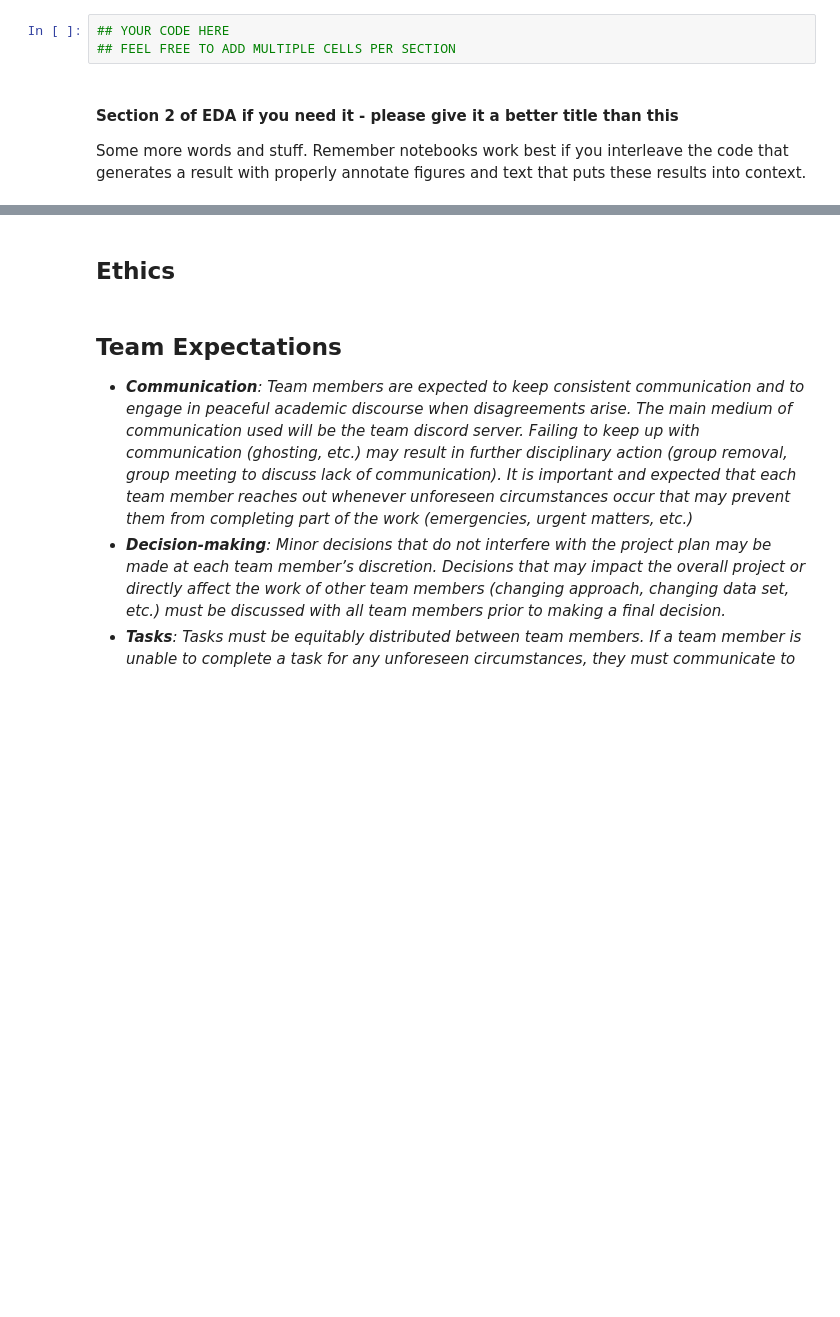
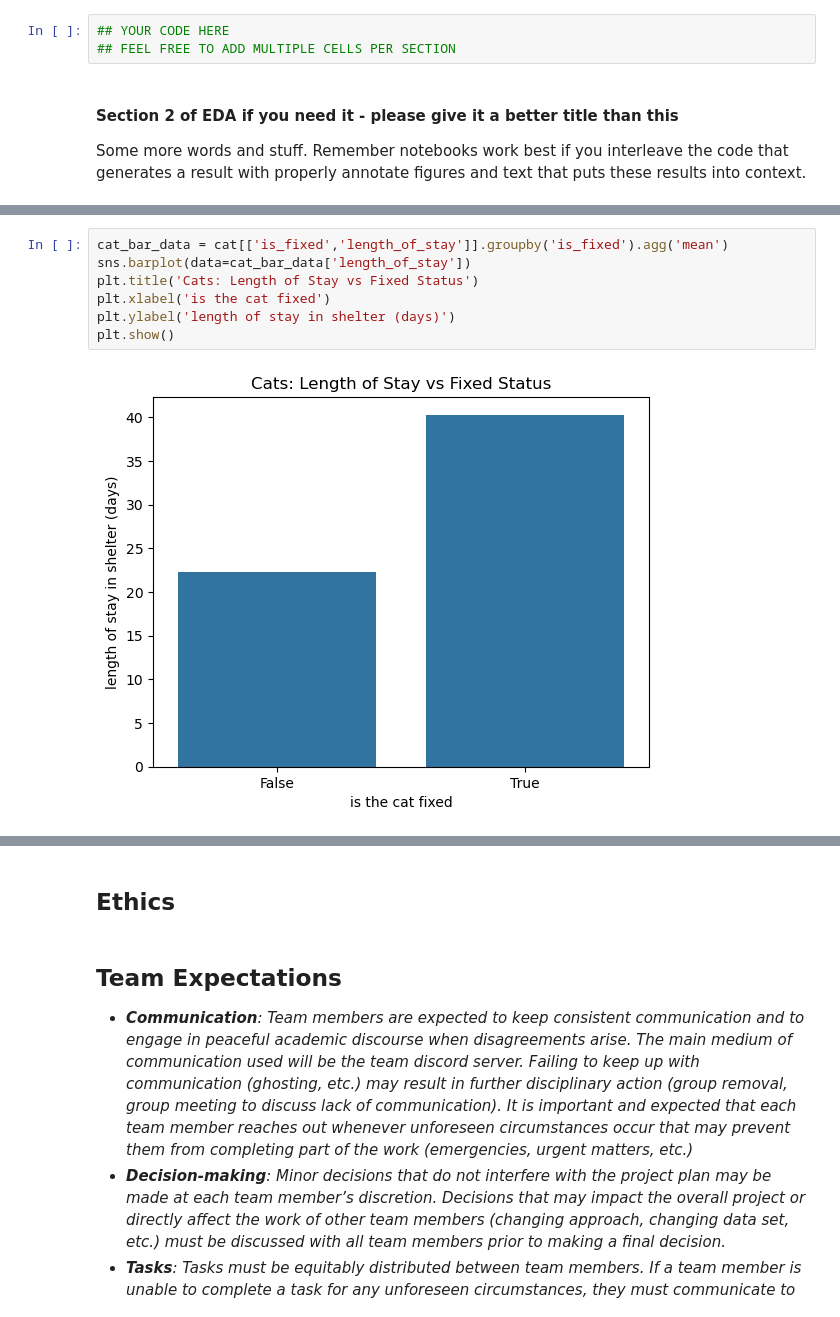
Before and after one commit to COGS108/Group072_WI26, a Jupyter notebook: 02-EDACheckpoint.ipynb, the cells around one changed output, grey strips where cells are left out. Saved outputs shown, nothing was run; the diff lists cells and outputs as text; blank space fills up the shorter version.

```diff
--- a/02-EDACheckpoint.ipynb
+++ b/02-EDACheckpoint.ipynb
@@ -168,0 +228,9 @@ Some more words and stuff.  Remember notebooks work best if you interleave the c
+# %%
+cat_bar_data = cat[['is_fixed','length_of_stay']].groupby('is_fixed').agg('mean')
+sns.barplot(data=cat_bar_data['length_of_stay'])
+plt.title('Cats: Length of Stay vs Fixed Status')
+plt.xlabel('is the cat fixed')
+plt.ylabel('length of stay in shelter (days)')
+plt.show()
+# %% [output]
+[figure, added]
```
Also changed, not shown: parts of 7 cells of this notebook.
